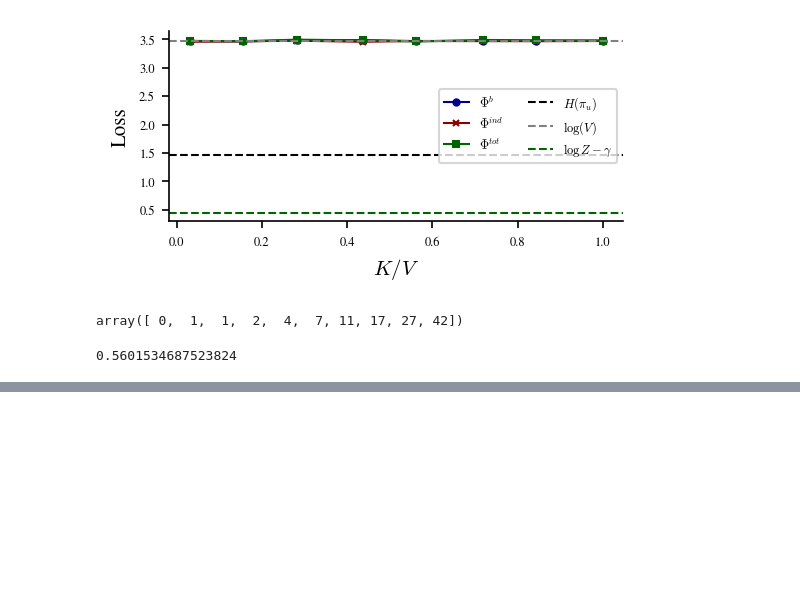
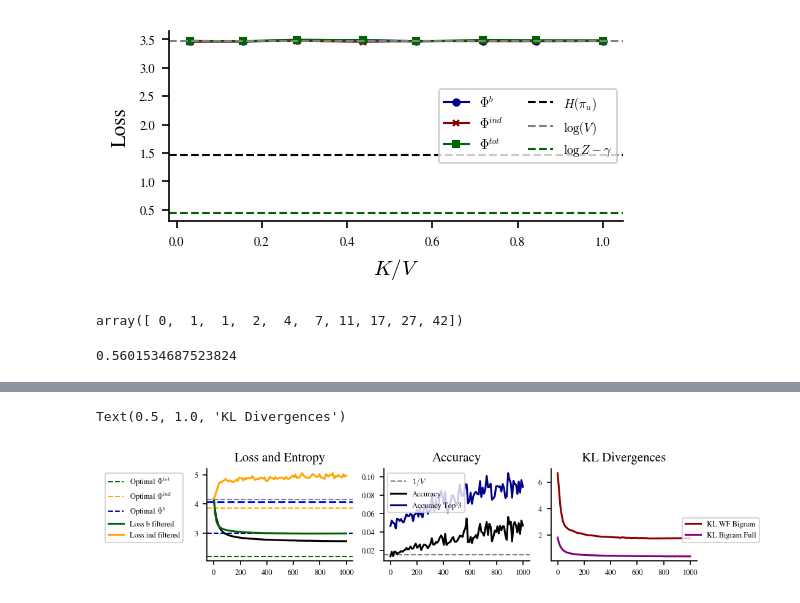
Before and after one commit to CristopherErazo/SAM, a Jupyter notebook: notebooks/26_03_11_Dual_Task.ipynb, the cells around one changed output, grey strips where cells are left out. Saved outputs shown, nothing was run; the diff lists cells and outputs as text; code cells hidden in the pictures; blank space fills up the shorter version.

Commit message:
Training dual task

```diff
--- a/notebooks/26_03_11_Dual_Task.ipynb
+++ b/notebooks/26_03_11_Dual_Task.ipynb
@@ -199,0 +483,42 @@ print(-gamma + math.log(Z))
+# %%
+# Settings
+set_font_sizes(conf='tight')
+
+# Plot
+fig , axes = create_fig(ncols=3,size='double',h=0.2)
+
+ax = axes[0]
+# ax.axhline(data['entropy_Pb'], color='red', ls='--')#, label=r'$H(\pi_b)$', lw=1)
+ax.axhline(data['entropy_Pu'], color='blue', ls='--')#, label=r'$H(\pi_u)$', lw=1)
+ax.axhline(data['max_entropy'], color='gray', ls='--', lw=1)
+ax.plot(data['step'],data['loss'],color='black')
+ax.axhline(data['opt_loss_dual'], color='darkgreen', ls='--', label=r'Optimal $\Phi^{tot}$', lw=1)
+ax.axhline(data['opt_loss_ind'], color='orange', ls='--', label=r'Optimal $\Phi^{ind}$', lw=1)
+ax.axhline(data['opt_loss_b'], color='darkblue', ls='--', label=r'Optimal $\Phi^{b}$', lw=1)
+# ax.plot(data['step'],data['loss_b_tot'],label='Loss b total',color='darkblue')
+# ax.plot(data['step'],data['loss_ind_tot'],label='Loss ind total',color='darkred')
+ax.plot(data['step'],data['loss_b_filt'],label='Loss b filtered',color='darkgreen')
+ax.plot(data['step'],data['loss_ind_filt'],label='Loss ind filtered',color='orange')
+ax.legend(loc=(-0.7,0.2))
+ax.set_title('Loss and Entropy')
+
+ax = axes[1]
+ax.axhline(1/vocab_size, color='gray', ls='--', label=r'$1/V$', lw=1)
+ax.plot(data['step'],data['accuracy'],label='Accuracy',color='black')
+ax.plot(data['step'],data['accuracy_top3'],label='Accuracy Top 3',color='darkblue')
+ax.legend()
+ax.set_title('Accuracy')
+
+ax = axes[2]
+ax.plot(data['step'],data['kl_WF_b'],label=r'KL WF Bigram',color='darkred')
+# ax.plot(data['step'],data['kl_b_WF'],label=r'KL Bigram WF',color='orange')
+# ax.plot(data['step'],data['kl_full_b'],label=r'KL Full Bigram',color='darkblue')
+ax.plot(data['step'],data['kl_b_full'],label=r'KL Bigram Full',color='purple')
+# ax.plot(data['step'],data['kl_full_u'],label=r'KL Full Unigram',color='darkgreen')
+ax.legend(loc=(0.9,0.2))
+# ax.set_yscale('log')
+ax.set_title('KL Divergences')
+# ax.set_xscale('log')
+# %% [output]
+Text(0.5, 1.0, 'KL Divergences')
+[figure, added]
```
Also changed, not shown: parts of 16 cells of this notebook, 9 other files.
